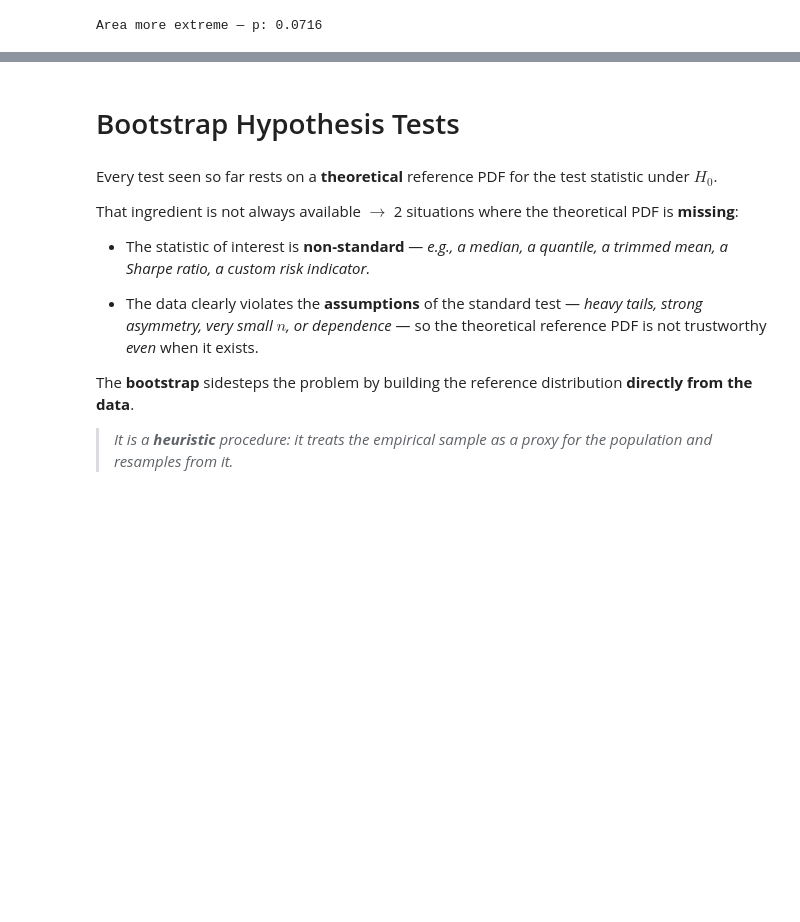
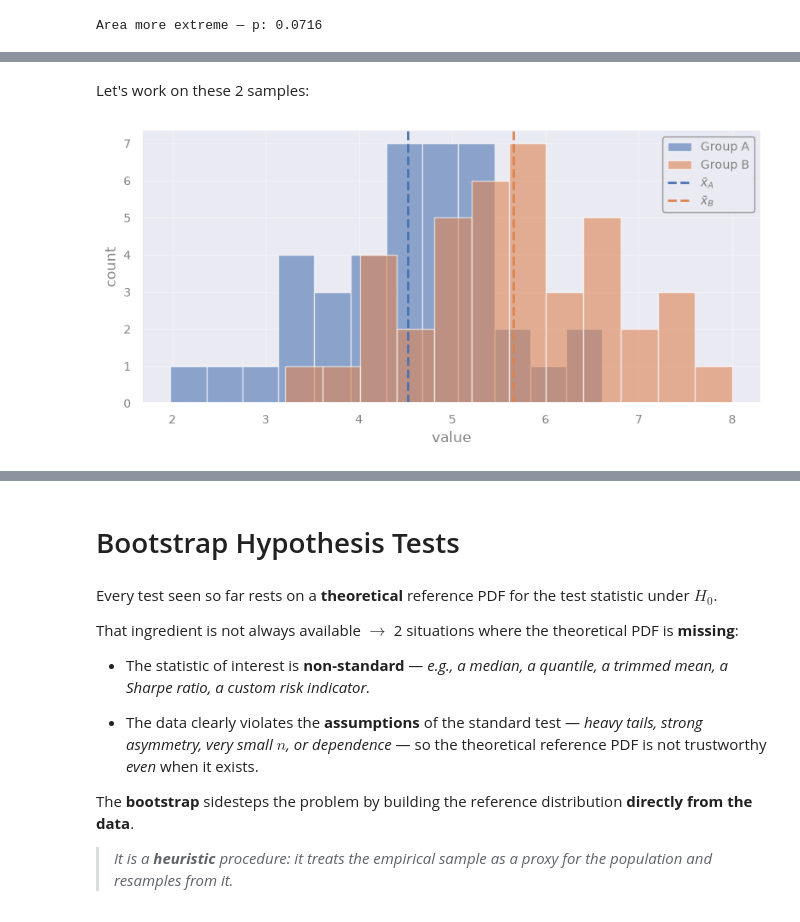
Before and after one commit to AstroStat-Academy/astrostat-school-7, a Jupyter notebook: Hypothesis_Testing/Hypothesis_Testing.ipynb, the cells around one changed output, grey strips where cells are left out. Drawn from its saved outputs; the diff is of its cells as text; code cells hidden in the pictures; blank space fills up the shorter version.

```diff
--- a/Hypothesis_Testing/Hypothesis_Testing.ipynb
+++ b/Hypothesis_Testing/Hypothesis_Testing.ipynb
@@ -923,0 +423,17 @@ plt.show()
+# %% [markdown]
+Let's work on these 2 samples:
+# %%
+rng = np.random.default_rng(seed=7)
+group_a = rng.normal(loc=5.0, scale=1.2, size=40)
+group_b = rng.normal(loc=5.6, scale=1.2, size=40)
+
+plt.hist(group_a, bins=12, alpha=0.6, label="Group A")
+plt.hist(group_b, bins=12, alpha=0.6, label="Group B")
+plt.axvline(group_a.mean(), ls="--", color="C0", label=r"$\bar{x}_A$")
+plt.axvline(group_b.mean(), ls="--", color="C1", label=r"$\bar{x}_B$")
+plt.xlabel("value")
+plt.ylabel("count")
+plt.legend()
+plt.show()
+# %% [output]
+[figure, added]
```
Also changed, not shown: parts of 83 cells of this notebook.
